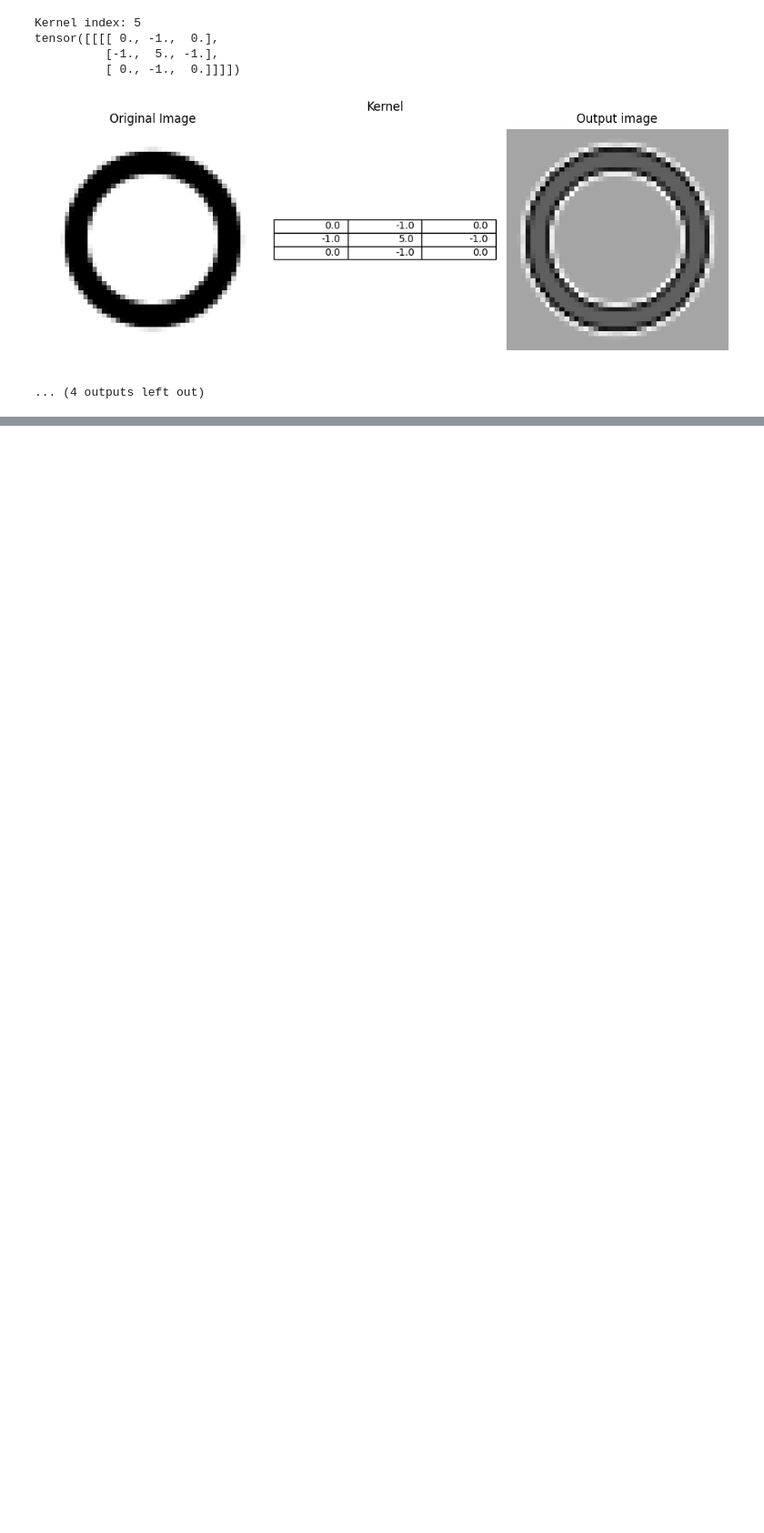
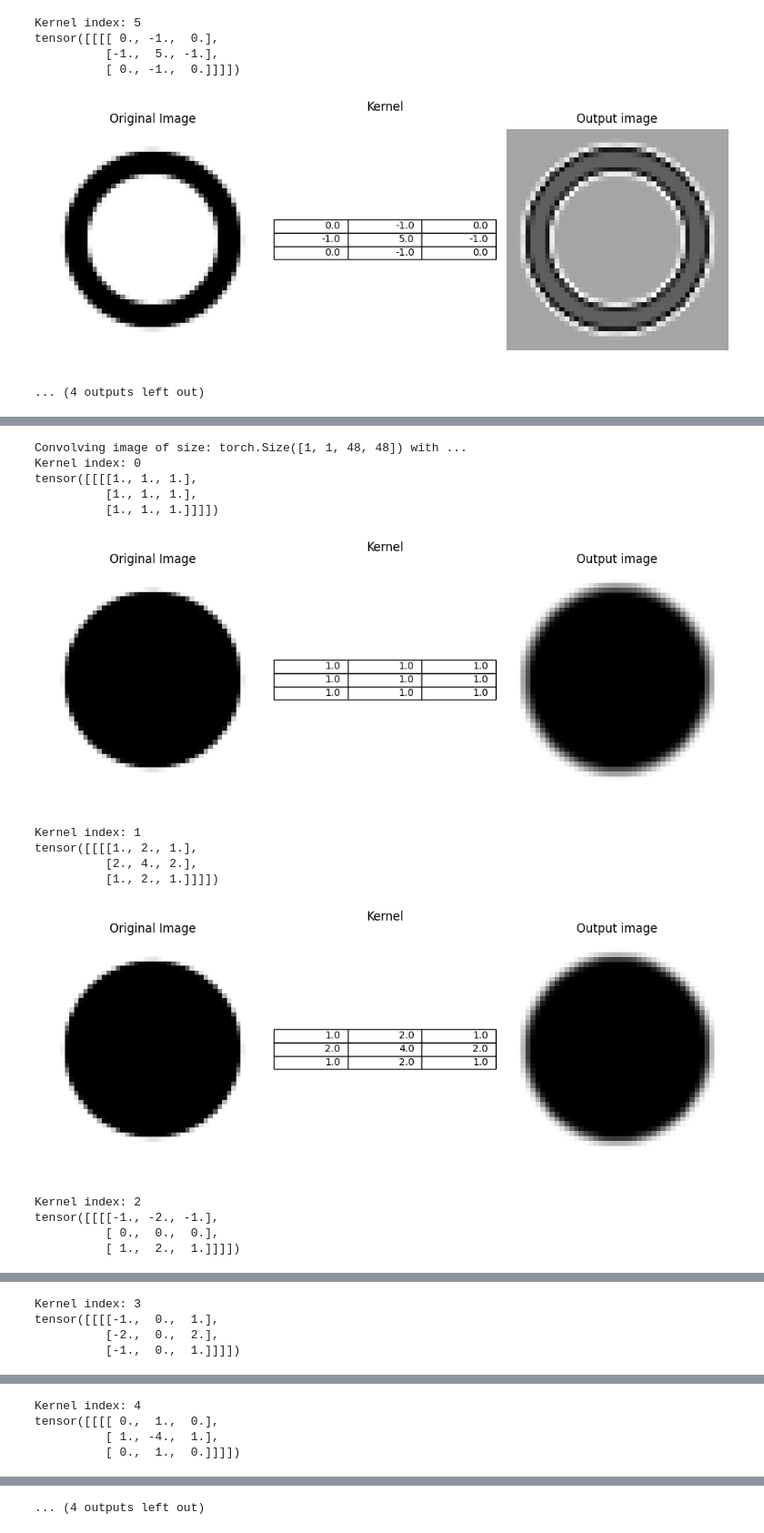
Before and after one commit to rakeshkr-code/learn-by-rebuilding, a Jupyter notebook: dlcv/intuition-convolution-operation/experiments.ipynb, the cells around one changed output, grey strips where cells are left out. Shown at 91% size. Drawn from its saved outputs; the diff is of its cells as text; code cells hidden in the pictures; blank space fills up the shorter version.

```diff
--- a/dlcv/intuition-convolution-operation/experiments.ipynb
+++ b/dlcv/intuition-convolution-operation/experiments.ipynb
@@ -429,0 +432,4 @@ tensor([[[[ 0., -1.,  0.],
+# %%
+ir = ImageReader("Shapes/circle-solid-big-mid.png")
+ir.read_image()
+ir.to_tensor()
@@ -429,0 +439,19 @@ tensor([[[[ 0., -1.,  0.],
+# %%
+viz = OpsVisualizer(ir.image_tensor, km.kernel_tensors)
+viz.op_conv2d()
+# %% [output]
+Convolving image of size: torch.Size([1, 1, 48, 48]) with ...
+Kernel index: 0
+tensor([[[[1., 1., 1.],
+          [1., 1., 1.],
+          [1., 1., 1.]]]])
+[figure, added]
+Kernel index: 1
+tensor([[[[1., 2., 1.],
+          [2., 4., 2.],
+          [1., 2., 1.]]]])
+[figure, added]
+Kernel index: 2
+tensor([[[[-1., -2., -1.],
+          [ 0.,  0.,  0.],
+          [ 1.,  2.,  1.]]]])
@@ -429,0 +459,4 @@ tensor([[[[ 0., -1.,  0.],
+Kernel index: 3
+tensor([[[[-1.,  0.,  1.],
+          [-2.,  0.,  2.],
+          [-1.,  0.,  1.]]]])
@@ -429,0 +464,4 @@ tensor([[[[ 0., -1.,  0.],
+Kernel index: 4
+tensor([[[[ 0.,  1.,  0.],
+          [ 1., -4.,  1.],
+          [ 0.,  1.,  0.]]]])
@@ -429,0 +474 @@ tensor([[[[ 0., -1.,  0.],
+... (4 outputs left out)
```
Also changed, not shown: parts of 3 cells of this notebook, 2 other files.
